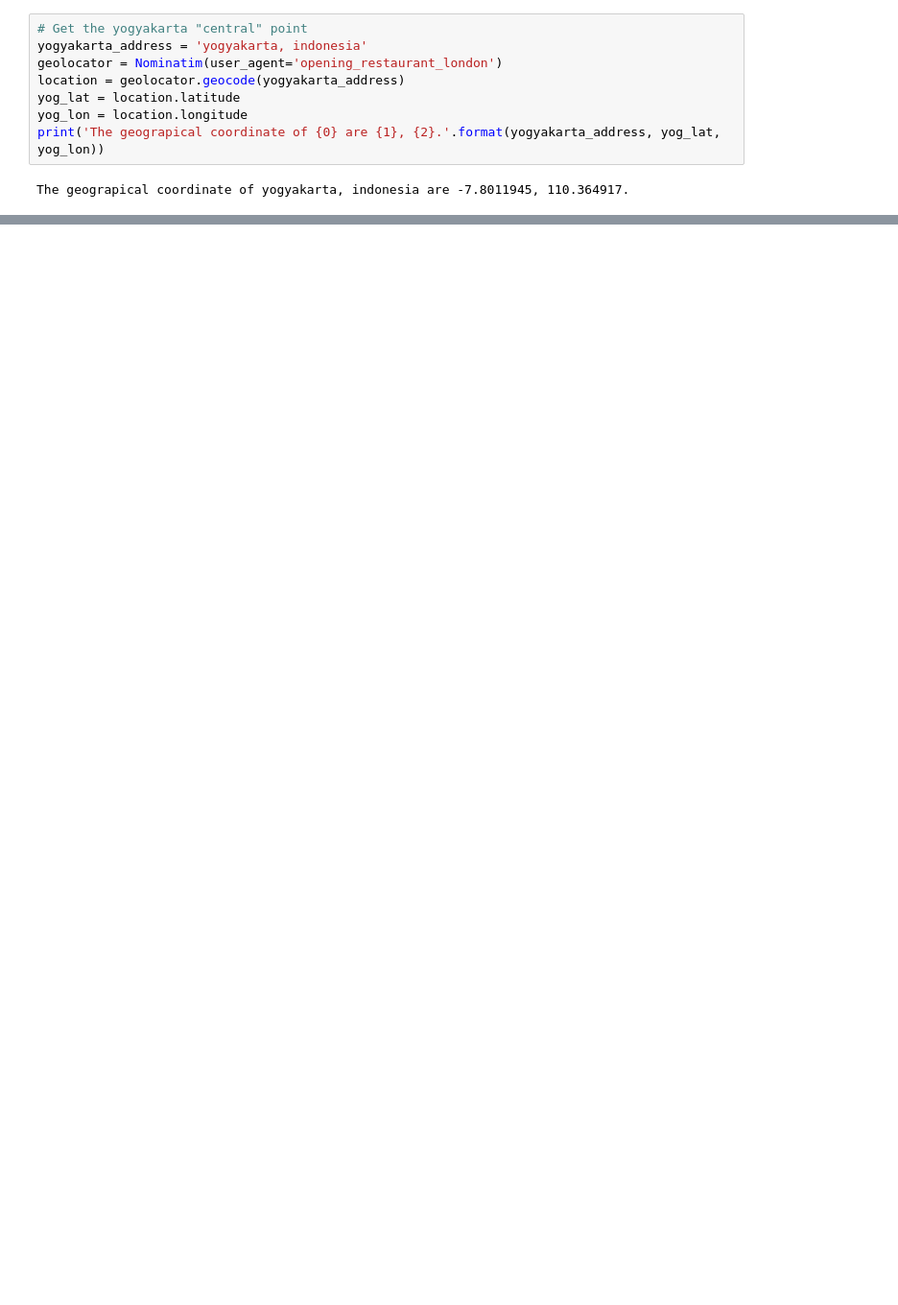
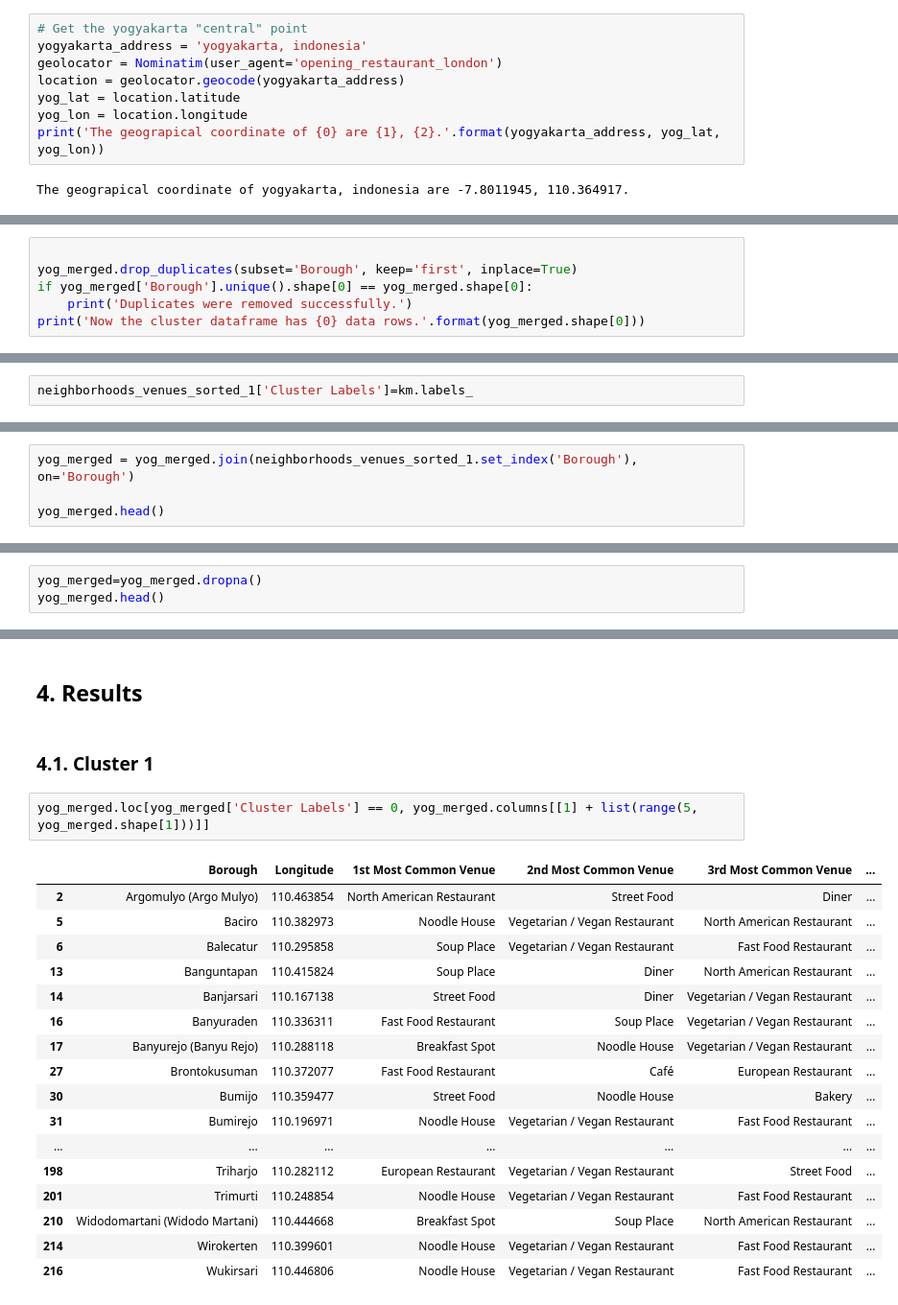
Before and after one commit to ouliaopl/Coursera_Capstone, a Jupyter notebook: Battle of Neighborhood.ipynb, the cells around one changed output, grey strips where cells are left out. Shown at 96% size. Drawn from its saved outputs; the diff is of its cells as text; blank space fills up the shorter version.

```diff
--- a/Battle of Neighborhood.ipynb
+++ b/Battle of Neighborhood.ipynb
@@ -193,0 +823,6 @@ yog_map
+# %%
+
+yog_merged.drop_duplicates(subset='Borough', keep='first', inplace=True)
+if yog_merged['Borough'].unique().shape[0] == yog_merged.shape[0]:
+    print('Duplicates were removed successfully.')
+print('Now the cluster dataframe has {0} data rows.'.format(yog_merged.shape[0]))
@@ -193,0 +832,2 @@ yog_map
+# %%
+neighborhoods_venues_sorted_1['Cluster Labels']=km.labels_
@@ -193,0 +843,4 @@ yog_map
+# %%
+yog_merged = yog_merged.join(neighborhoods_venues_sorted_1.set_index('Borough'), on='Borough')
+
+yog_merged.head()
@@ -193,0 +854,3 @@ yog_map
+# %%
+yog_merged=yog_merged.dropna()
+yog_merged.head()
@@ -193,0 +864,24 @@ yog_map
+# %% [markdown]
+## 4. Results
+# %% [markdown]
+### 4.1. Cluster 1
+# %%
+yog_merged.loc[yog_merged['Cluster Labels'] == 0, yog_merged.columns[[1] + list(range(5, yog_merged.shape[1]))]]
+# %% [output]
+|  | Borough | Longitude | 1st Most Common Venue | 2nd Most Common Venue | 3rd Most Common Venue | ... |
+| 2 | Argomulyo (Argo Mulyo) | 110.463854 | North American Restaurant | Street Food | Diner | ... |
+| 5 | Baciro | 110.382973 | Noodle House | Vegetarian / Vegan Restaurant | North American Restaurant | ... |
+| 6 | Balecatur | 110.295858 | Soup Place | Vegetarian / Vegan Restaurant | Fast Food Restaurant | ... |
+| 13 | Banguntapan | 110.415824 | Soup Place | Diner | North American Restaurant | ... |
+| 14 | Banjarsari | 110.167138 | Street Food | Diner | Vegetarian / Vegan Restaurant | ... |
+| 16 | Banyuraden | 110.336311 | Fast Food Restaurant | Soup Place | Vegetarian / Vegan Restaurant | ... |
+| 17 | Banyurejo (Banyu Rejo) | 110.288118 | Breakfast Spot | Noodle House | Vegetarian / Vegan Restaurant | ... |
+| 27 | Brontokusuman | 110.372077 | Fast Food Restaurant | Café | European Restaurant | ... |
+| 30 | Bumijo | 110.359477 | Street Food | Noodle House | Bakery | ... |
+| 31 | Bumirejo | 110.196971 | Noodle House | Vegetarian / Vegan Restaurant | Fast Food Restaurant | ... |
+| ... | ... | ... | ... | ... | ... | ... |
+| 198 | Triharjo | 110.282112 | European Restaurant | Vegetarian / Vegan Restaurant | Street Food | ... |
+| 201 | Trimurti | 110.248854 | Noodle House | Vegetarian / Vegan Restaurant | Fast Food Restaurant | ... |
+| 210 | Widodomartani (Widodo Martani) | 110.444668 | Breakfast Spot | Soup Place | North American Restaurant | ... |
+| 214 | Wirokerten | 110.399601 | Noodle House | Vegetarian / Vegan Restaurant | Fast Food Restaurant | ... |
+| 216 | Wukirsari | 110.446806 | Noodle House | Vegetarian / Vegan Restaurant | Fast Food Restaurant | ... |
```
Also changed, not shown: parts of 111 cells of this notebook.
